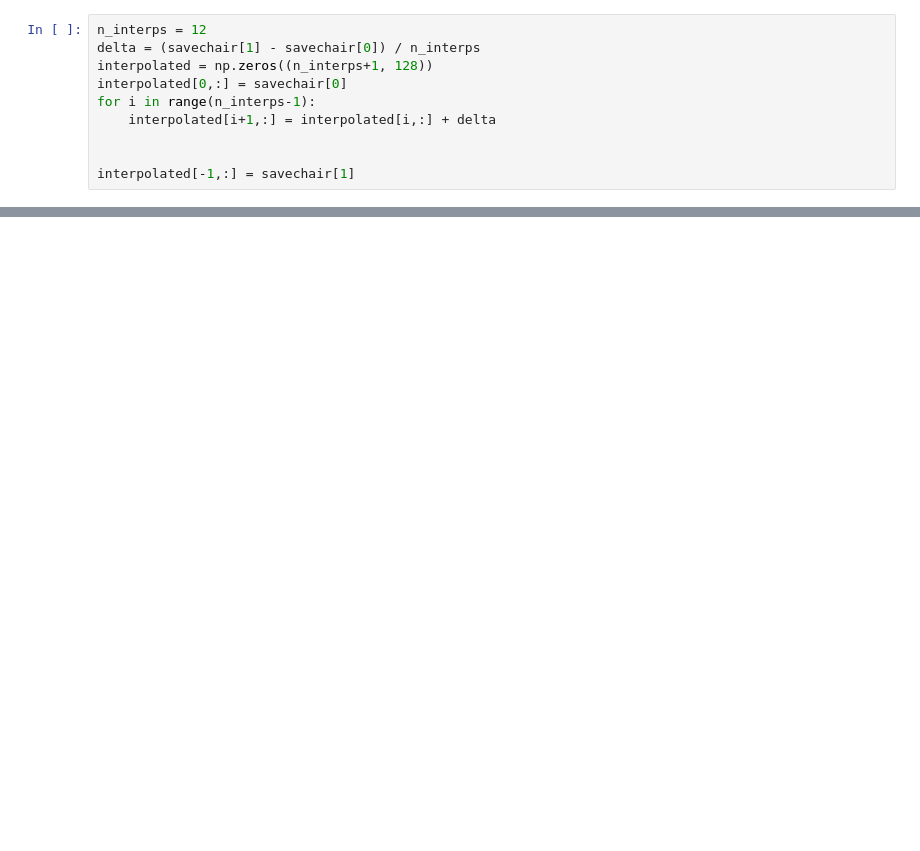
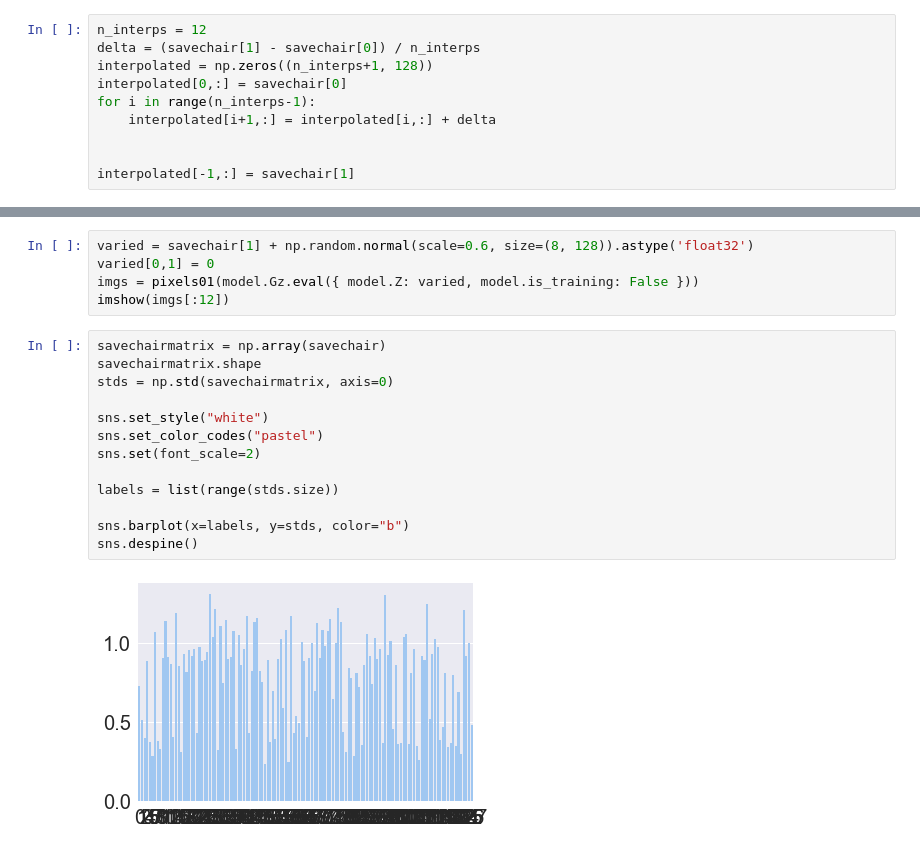
Before and after one commit to IDEO-coLAB/GANs, a Jupyter notebook: notebooks/explore-chairs.ipynb, the cells around one changed output, grey strips where cells are left out. Drawn from its saved outputs; the diff is of its cells as text; blank space fills up the shorter version.

```diff
--- a/notebooks/explore-chairs.ipynb
+++ b/notebooks/explore-chairs.ipynb
@@ -111,0 +93,20 @@ Clipping input data to the valid range for imshow with RGB data ([0..1] for floa
+# %%
+varied = savechair[1] + np.random.normal(scale=0.6, size=(8, 128)).astype('float32')
+varied[0,1] = 0
+imgs = pixels01(model.Gz.eval({ model.Z: varied, model.is_training: False }))
+imshow(imgs[:12])
+# %%
+savechairmatrix = np.array(savechair)
+savechairmatrix.shape
+stds = np.std(savechairmatrix, axis=0)
+
+sns.set_style("white")
+sns.set_color_codes("pastel")
+sns.set(font_scale=2)
+
+labels = list(range(stds.size))
+
+sns.barplot(x=labels, y=stds, color="b")
+sns.despine()
+# %% [output]
+[figure, added]
```
Also changed, not shown: parts of 22 cells of this notebook, 4 other files.
